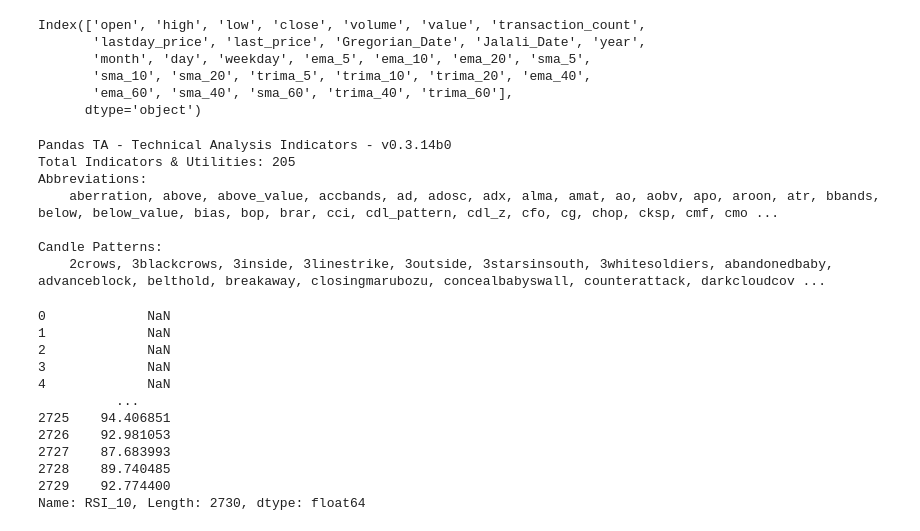
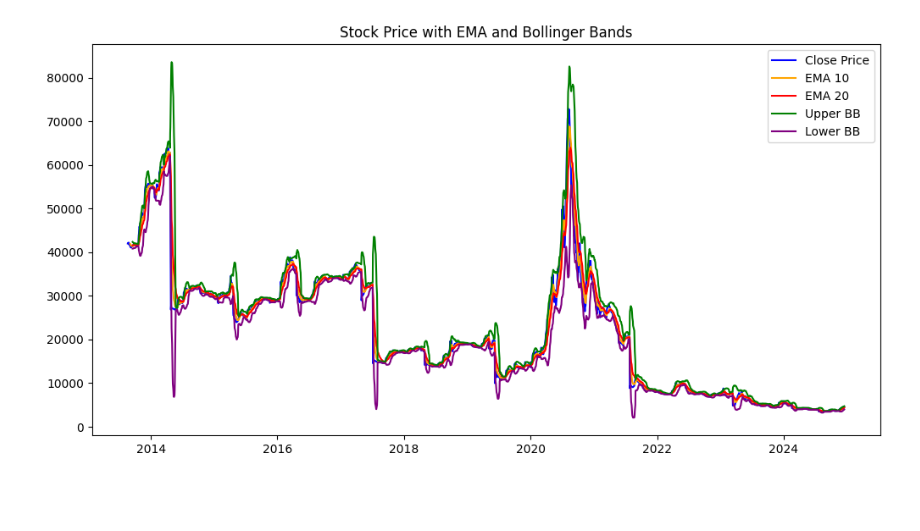
Before and after one commit to mostafamhmdi/IR-MCI-Stock, a Jupyter notebook: codes/add_indicators.ipynb, the cells around one changed output. Drawn from its saved outputs; the diff is of its cells as text; code cells hidden in the pictures; blank space fills up the shorter version.

```diff
--- a/codes/add_indicators.ipynb
+++ b/codes/add_indicators.ipynb
@@ -71,39 +69,36 @@ df['rsi_20'] = df.ta.rsi(20)
 df['rsi_40'] = df.ta.rsi(40)
 df['rsi_60'] = df.ta.rsi(60)
 
-# df['macd'] = df.ta.macd()
-# df['stoch'] = df.ta.stoch()
+df['atr_5'] = df.ta.atr(length=5)
+df['atr_10'] = df.ta.atr(length=10)
+df['atr_20'] = df.ta.atr(length=20)
+df['atr_40'] = df.ta.atr(length=40)
+df['atr_60'] = df.ta.atr(length=60)
+
+df['obv'] = df.ta.obv()
+df['adx_5'] = df.ta.adx(length=5)['ADX_5']
+df['adx_10'] = df.ta.adx(length=10)['ADX_10']
+df['adx_20'] = df.ta.adx(length=20)['ADX_20']
+df['adx_40'] = df.ta.adx(length=40)['ADX_40']
+df['adx_60'] = df.ta.adx(length=60)['ADX_60']
+
+macd = df.ta.macd(fast=12, slow=26, signal=9)
+df = pd.concat([df, macd], axis=1)
+
+bb = df.ta.bbands(length=20)  # Default window of 20
+df = pd.concat([df, bb], axis=1)
+
+stoch = df.ta.stoch(k=14, d=3)
+df = pd.concat([df, stoch], axis=1)
-# %%
-df.columns
-# %% [output]
-Index(['open', 'high', 'low', 'close', 'volume', 'value', 'transaction_count',
-       'lastday_price', 'last_price', 'Gregorian_Date', 'Jalali_Date', 'year',
-       'month', 'day', 'weekday', 'ema_5', 'ema_10', 'ema_20', 'sma_5',
-       'sma_10', 'sma_20', 'trima_5', 'trima_10', 'trima_20', 'ema_40',
-       'ema_60', 'sma_40', 'sma_60', 'trima_40', 'trima_60'],
-      dtype='object')
-# %%
-df.ta.indicators()
-# %% [output]
-Pandas TA - Technical Analysis Indicators - v0.3.14b0
-Total Indicators & Utilities: 205
-Abbreviations:
-    aberration, above, above_value, accbands, ad, adosc, adx, alma, amat, ao, aobv, apo, aroon, atr, bbands, below, below_value, bias, bop, brar, cci, cdl_pattern, cdl_z, cfo, cg, chop, cksp, cmf, cmo ...
-
-Candle Patterns:
-    2crows, 3blackcrows, 3inside, 3linestrike, 3outside, 3starsinsouth, 3whitesoldiers, abandonedbaby, advanceblock, belthold, breakaway, closingmarubozu, concealbabyswall, counterattack, darkcloudcov ...
-# %%
-df.ta.rsi(10)
-# %% [output]
-0             NaN
-1             NaN
-2             NaN
-3             NaN
-4             NaN
-          ...
-2725    94.406851
-2726    92.981053
-2727    87.683993
-2728    89.740485
-2729    92.774400
-Name: RSI_10, Length: 2730, dtype: float64
+# %%
+plt.figure(figsize=(12, 6))
+plt.plot(df['Gregorian_Date'], df['close'], label='Close Price', color='blue')
+plt.plot(df['Gregorian_Date'], df['ema_10'], label='EMA 10', color='orange')
+plt.plot(df['Gregorian_Date'], df['ema_20'], label='EMA 20', color='red')
+plt.plot(df['Gregorian_Date'], df['BBU_20_2.0'], label='Upper BB', color='green')
+plt.plot(df['Gregorian_Date'], df['BBL_20_2.0'], label='Lower BB', color='purple')
+plt.title('Stock Price with EMA and Bollinger Bands')
+plt.legend()
+plt.show()
+# %% [output]
+[figure, added]
```
Also changed, not shown: parts of 7 cells of this notebook.
